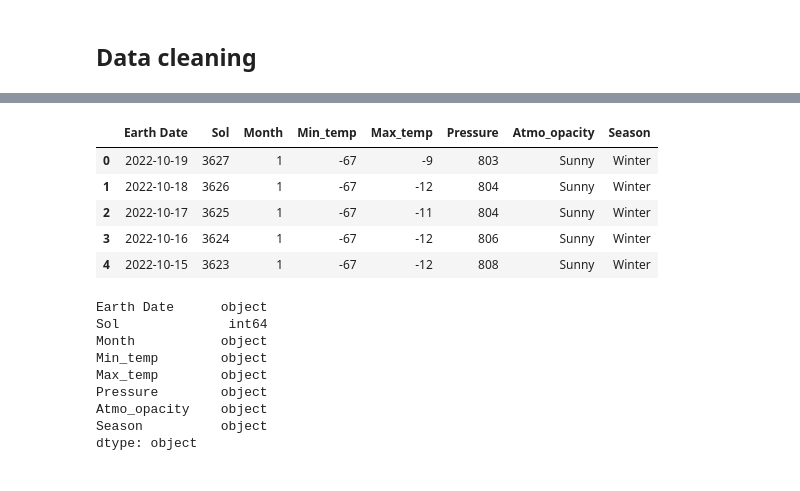
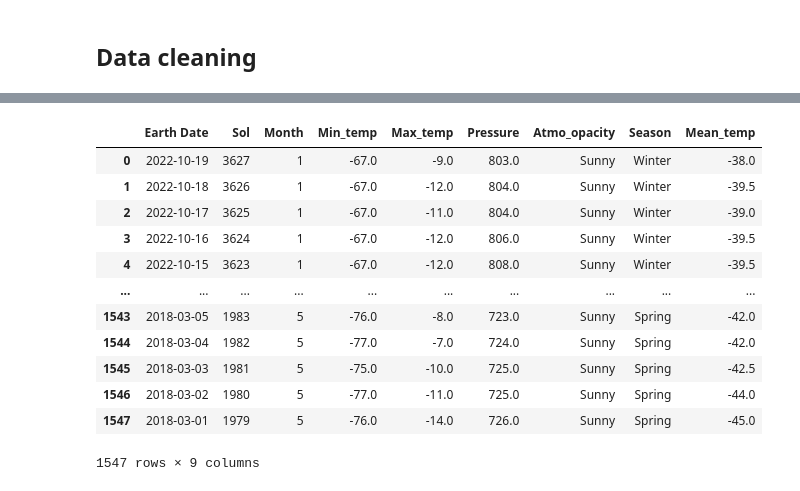
Before and after one commit to csuoc/mars_rems_curiosity, a Jupyter notebook: src/Data_cleaning.ipynb, the cells around one changed output, grey strips where cells are left out. Saved outputs shown, nothing was run; the diff lists cells and outputs as text; code cells hidden in the pictures.

```diff
--- a/src/Data_cleaning.ipynb
+++ b/src/Data_cleaning.ipynb
@@ -467,0 +478,3 @@ clean_atmosphere(widget,"Atmo_opacity","Soleado","Sunny")
+# %%
+# Remove weird values
+widget.drop(widget.index[widget["Min_temp"] == "Valor no disponible"], inplace = True)
@@ -468,21 +486,20 @@ clean_atmosphere(widget,"Atmo_opacity","Soleado","Sunny")
+# %%
+# Create the Mean column
+
+widget["Mean_temp"] = ((widget["Min_temp"] + widget["Max_temp"])/2)
 # %%
-widget.head()
+widget
 # %% [output]
-|  | Earth Date | Sol | Month | Min_temp | Max_temp | Pressure | Atmo_opacity | Season |
-| 0 | 2022-10-19 | 3627 | 1 | -67 | -9 | 803 | Sunny | Winter |
-| 1 | 2022-10-18 | 3626 | 1 | -67 | -12 | 804 | Sunny | Winter |
-| 2 | 2022-10-17 | 3625 | 1 | -67 | -11 | 804 | Sunny | Winter |
-| 3 | 2022-10-16 | 3624 | 1 | -67 | -12 | 806 | Sunny | Winter |
-| 4 | 2022-10-15 | 3623 | 1 | -67 | -12 | 808 | Sunny | Winter |
+|  | Earth Date | Sol | Month | Min_temp | Max_temp | Pressure | Atmo_opacity | Season | Mean_temp |
+| 0 | 2022-10-19 | 3627 | 1 | -67.0 | -9.0 | 803.0 | Sunny | Winter | -38.0 |
+| 1 | 2022-10-18 | 3626 | 1 | -67.0 | -12.0 | 804.0 | Sunny | Winter | -39.5 |
+| 2 | 2022-10-17 | 3625 | 1 | -67.0 | -11.0 | 804.0 | Sunny | Winter | -39.0 |
+| 3 | 2022-10-16 | 3624 | 1 | -67.0 | -12.0 | 806.0 | Sunny | Winter | -39.5 |
+| 4 | 2022-10-15 | 3623 | 1 | -67.0 | -12.0 | 808.0 | Sunny | Winter | -39.5 |
+| ... | ... | ... | ... | ... | ... | ... | ... | ... | ... |
+| 1543 | 2018-03-05 | 1983 | 5 | -76.0 | -8.0 | 723.0 | Sunny | Spring | -42.0 |
+| 1544 | 2018-03-04 | 1982 | 5 | -77.0 | -7.0 | 724.0 | Sunny | Spring | -42.0 |
+| 1545 | 2018-03-03 | 1981 | 5 | -75.0 | -10.0 | 725.0 | Sunny | Spring | -42.5 |
+| 1546 | 2018-03-02 | 1980 | 5 | -77.0 | -11.0 | 725.0 | Sunny | Spring | -44.0 |
+| 1547 | 2018-03-01 | 1979 | 5 | -76.0 | -14.0 | 726.0 | Sunny | Spring | -45.0 |
+1547 rows × 9 columns
-# %%
-widget.dtypes
-# %% [output]
-Earth Date      object
-Sol              int64
-Month           object
-Min_temp        object
-Max_temp        object
-Pressure        object
-Atmo_opacity    object
-Season          object
-dtype: object
```
Also changed, not shown: parts of 17 cells of this notebook, 2 other files.
